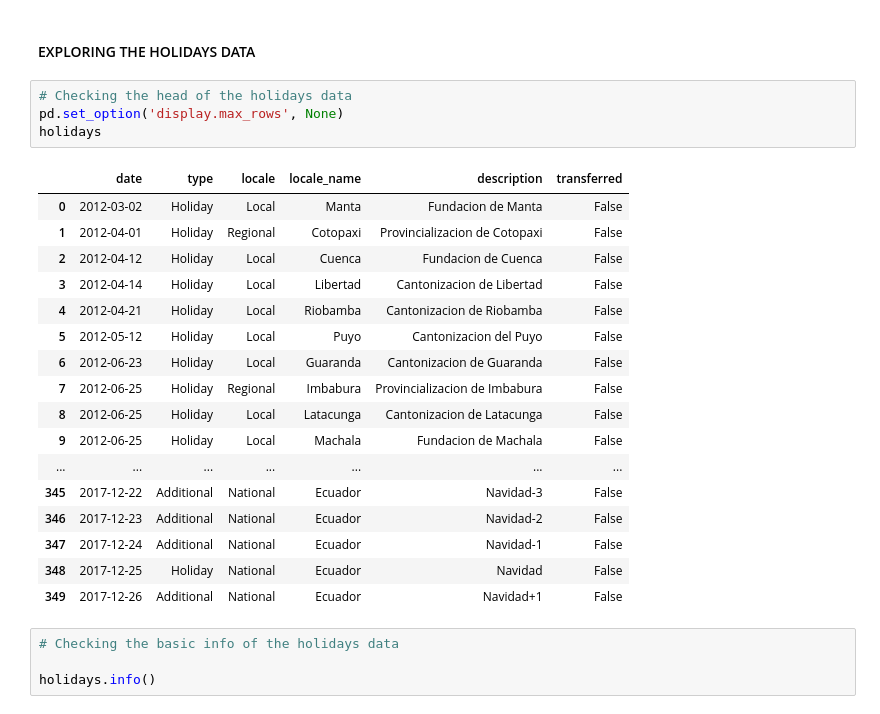
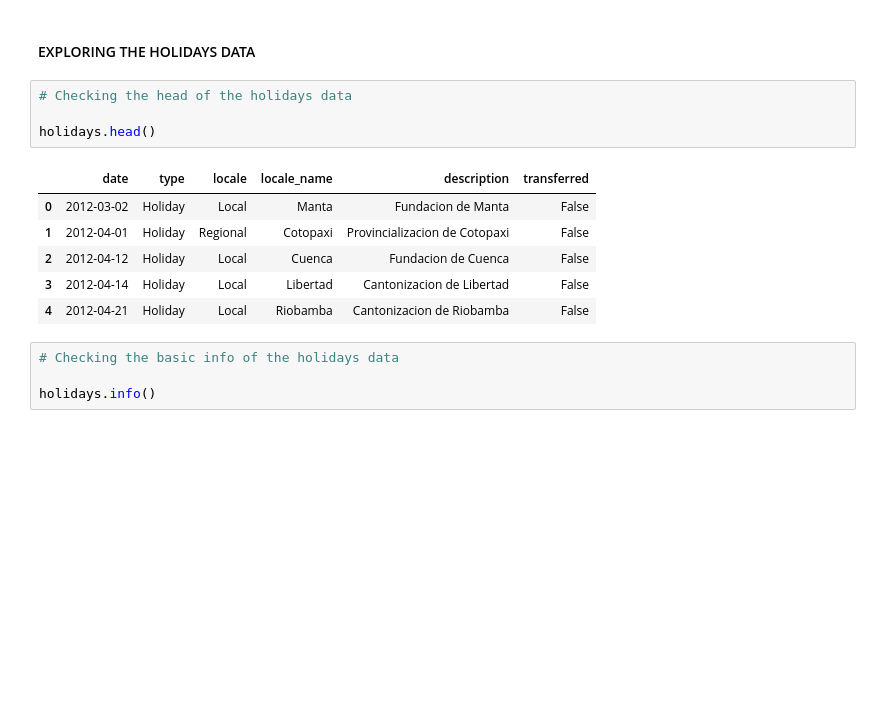
Before and after one commit to elvis-darko/Training-and-Apprenticeship-Portfolio-Projects, a Jupyter notebook: STORE-SALES-TIME-SERIES-FORECASTING/STORE-SALES-TIME-SERIES-FORECASTING-REGRESSION PROJECT.ipynb, the cells around one changed output. Saved outputs shown, nothing was run; the diff lists cells and outputs as text; blank space fills up the shorter version.

```diff
--- a/STORE-SALES-TIME-SERIES-FORECASTING/STORE-SALES-TIME-SERIES-FORECASTING-REGRESSION PROJECT.ipynb
+++ b/STORE-SALES-TIME-SERIES-FORECASTING/STORE-SALES-TIME-SERIES-FORECASTING-REGRESSION PROJECT.ipynb
@@ -283,26 +289,15 @@ Stores are located at 22 different Cities in 16 States. There are 5 different ty
 #### EXPLORING THE HOLIDAYS DATA
 # %%
 # Checking the head of the holidays data
-pd.set_option('display.max_rows', None)
-holidays
+
+holidays.head()
 # %% [output]
 |  | date | type | locale | locale_name | description | transferred |
 | 0 | 2012-03-02 | Holiday | Local | Manta | Fundacion de Manta | False |
 | 1 | 2012-04-01 | Holiday | Regional | Cotopaxi | Provincializacion de Cotopaxi | False |
 | 2 | 2012-04-12 | Holiday | Local | Cuenca | Fundacion de Cuenca | False |
 | 3 | 2012-04-14 | Holiday | Local | Libertad | Cantonizacion de Libertad | False |
 | 4 | 2012-04-21 | Holiday | Local | Riobamba | Cantonizacion de Riobamba | False |
-| 5 | 2012-05-12 | Holiday | Local | Puyo | Cantonizacion del Puyo | False |
-| 6 | 2012-06-23 | Holiday | Local | Guaranda | Cantonizacion de Guaranda | False |
-| 7 | 2012-06-25 | Holiday | Regional | Imbabura | Provincializacion de Imbabura | False |
-| 8 | 2012-06-25 | Holiday | Local | Latacunga | Cantonizacion de Latacunga | False |
-| 9 | 2012-06-25 | Holiday | Local | Machala | Fundacion de Machala | False |
-| ... | ... | ... | ... | ... | ... | ... |
-| 345 | 2017-12-22 | Additional | National | Ecuador | Navidad-3 | False |
-| 346 | 2017-12-23 | Additional | National | Ecuador | Navidad-2 | False |
-| 347 | 2017-12-24 | Additional | National | Ecuador | Navidad-1 | False |
-| 348 | 2017-12-25 | Holiday | National | Ecuador | Navidad | False |
-| 349 | 2017-12-26 | Additional | National | Ecuador | Navidad+1 | False |
 # %%
 # Checking the basic info of the holidays data
 
```
Also changed, not shown: parts of 67 cells of this notebook.
